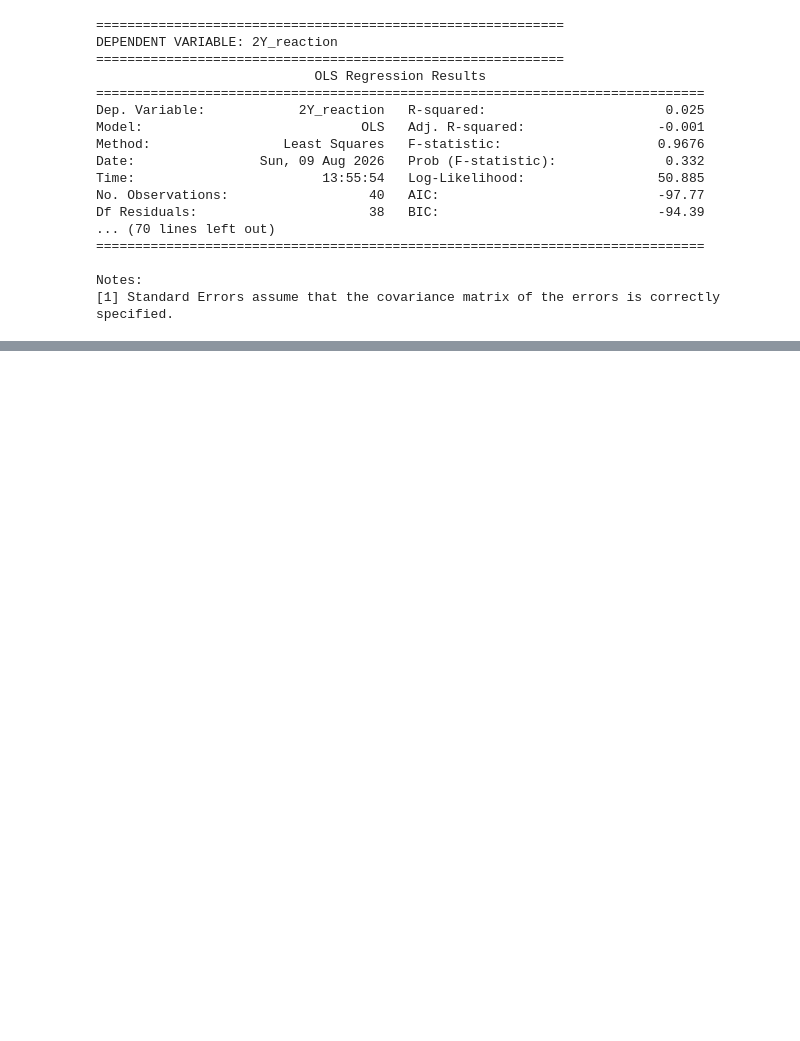
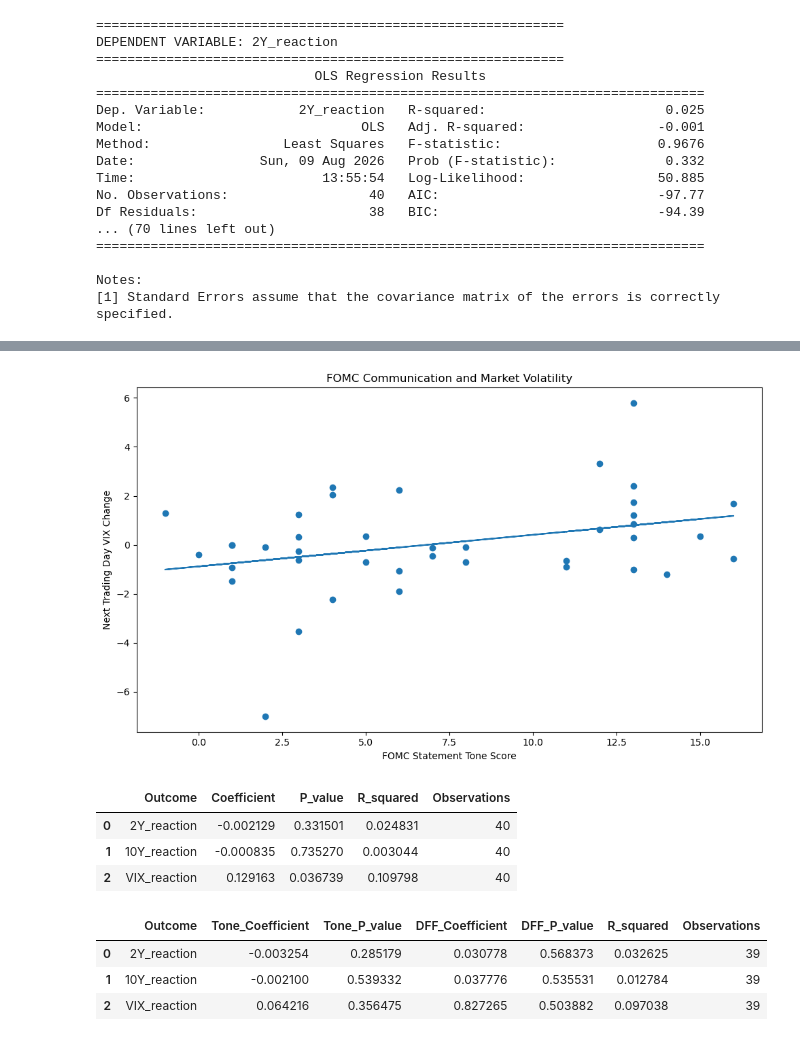
Before and after one commit to HuseynliGulara/prediction-markets-fed-policy-forecasting, a Jupyter notebook: notebooks/02_market_data.ipynb, the cells around one changed output, grey strips where cells are left out. Saved outputs shown, nothing was run; the diff lists cells and outputs as text; code cells hidden in the pictures; blank space fills up the shorter version.

```diff
--- a/notebooks/02_market_data.ipynb
+++ b/notebooks/02_market_data.ipynb
@@ -376,0 +440,79 @@ Notes:
+# %%
+x = fomc_market["tone_score"]
+y = fomc_market["VIX_reaction"]
+
+slope, intercept = np.polyfit(x, y, 1)
+
+plt.figure(figsize=(10, 6))
+
+plt.scatter(x, y)
+
+plt.plot(x, slope * x + intercept)
+
+plt.xlabel("FOMC Statement Tone Score")
+plt.ylabel("Next Trading Day VIX Change")
+plt.title("FOMC Communication and Market Volatility")
+
+plt.tight_layout()
+
+plt.savefig(
+    "../figures/fomc_tone_vix_reaction.png",
+    dpi=300,
+    bbox_inches="tight"
+)
+
+plt.show()
+# %% [output]
+[figure, added]
+# %%
+results = []
+
+for y in ["2Y_reaction", "10Y_reaction", "VIX_reaction"]:
+    X = sm.add_constant(fomc_market["tone_score"])
+    model = sm.OLS(fomc_market[y], X, missing="drop").fit()
+
+    results.append({
+        "Outcome": y,
+        "Coefficient": model.params["tone_score"],
+        "P_value": model.pvalues["tone_score"],
+        "R_squared": model.rsquared,
+        "Observations": int(model.nobs)
+    })
+
+results_df = pd.DataFrame(results)
+
+results_df
+# %% [output]
+|  | Outcome | Coefficient | P_value | R_squared | Observations |
+| 0 | 2Y_reaction | -0.002129 | 0.331501 | 0.024831 | 40 |
+| 1 | 10Y_reaction | -0.000835 | 0.735270 | 0.003044 | 40 |
+| 2 | VIX_reaction | 0.129163 | 0.036739 | 0.109798 | 40 |
+# %%
+fomc_market["DFF_change"] = fomc_market["Federal Funds Rate"].diff()
+
+results_control = []
+
+for y in ["2Y_reaction", "10Y_reaction", "VIX_reaction"]:
+    df = fomc_market[[y, "tone_score", "DFF_change"]].dropna()
+
+    X = sm.add_constant(df[["tone_score", "DFF_change"]])
+    model = sm.OLS(df[y], X).fit()
+
+    results_control.append({
+        "Outcome": y,
+        "Tone_Coefficient": model.params["tone_score"],
+        "Tone_P_value": model.pvalues["tone_score"],
+        "DFF_Coefficient": model.params["DFF_change"],
+        "DFF_P_value": model.pvalues["DFF_change"],
+        "R_squared": model.rsquared,
+        "Observations": int(model.nobs)
+    })
+
+control_results_df = pd.DataFrame(results_control)
+
+control_results_df
+# %% [output]
+|  | Outcome | Tone_Coefficient | Tone_P_value | DFF_Coefficient | DFF_P_value | R_squared | Observations |
+| 0 | 2Y_reaction | -0.003254 | 0.285179 | 0.030778 | 0.568373 | 0.032625 | 39 |
+| 1 | 10Y_reaction | -0.002100 | 0.539332 | 0.037776 | 0.535531 | 0.012784 | 39 |
+| 2 | VIX_reaction | 0.064216 | 0.356475 | 0.827265 | 0.503882 | 0.097038 | 39 |
```
Also changed, not shown: parts of 31 cells of this notebook, 4 other files.
